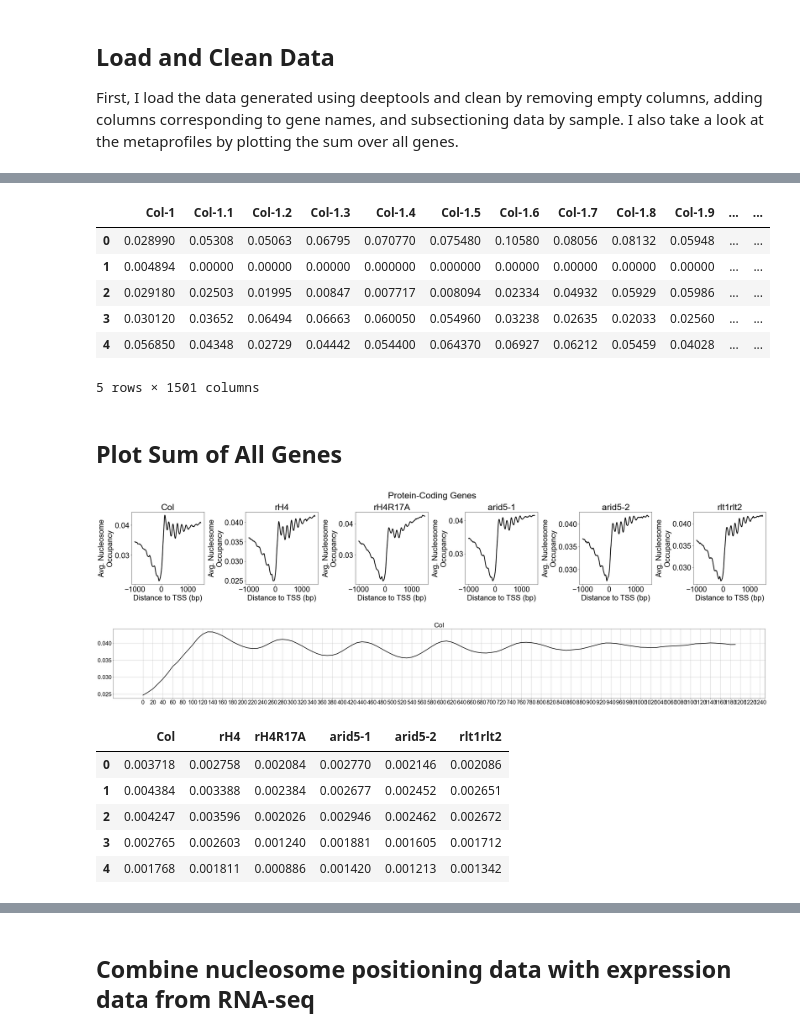
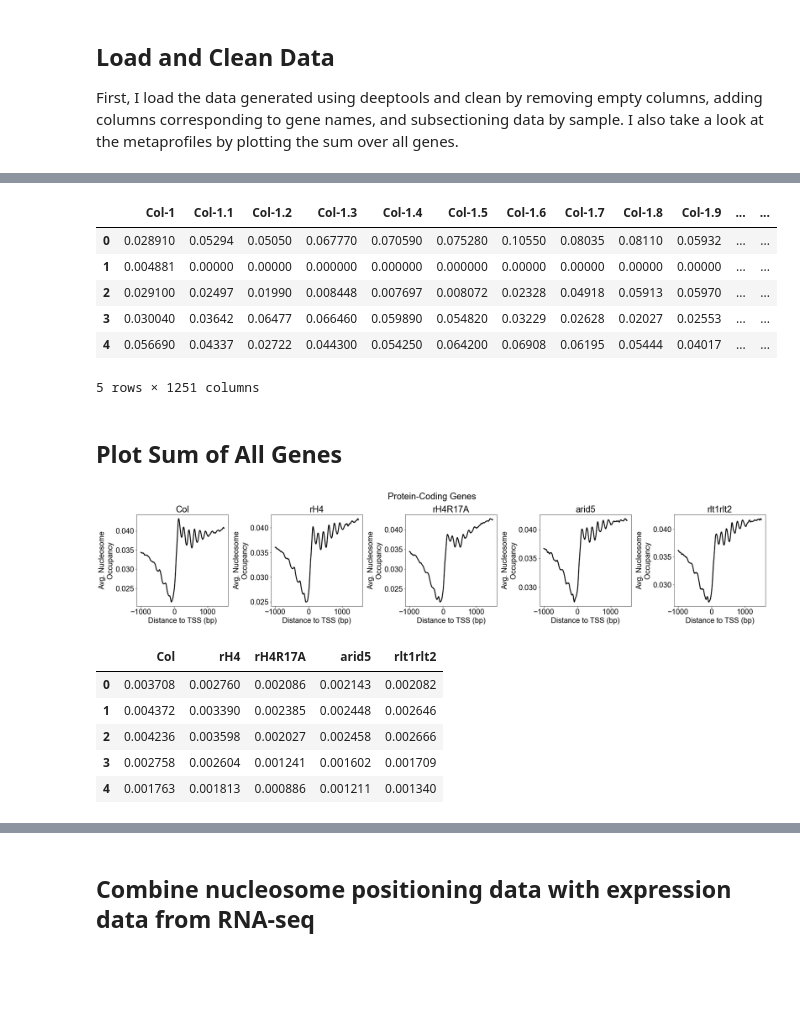
Before and after one commit to etc27/MNaseseq-workflow, a Jupyter notebook: analysis/peak_height.ipynb, the cells around one changed output, grey strips where cells are left out. Cells and saved outputs as stored; diff of their text form; code cells hidden in the pictures; blank space fills up the shorter version.

```diff
--- a/analysis/peak_height.ipynb
+++ b/analysis/peak_height.ipynb
@@ -14,7 +14,7 @@ from scipy.stats import ttest_ind, ttest_rel
 import statistics
 # %%
 #Set path to save plot
-save_path = "/Users/emmacorcoran/Documents/Jupyter Code/ISWI_MNase_11_11/both_arid"
+save_path = "/Users/emmacorcoran/Documents/Jupyter Code/ISWI_MNase_11_11/arid5-2 for paper"
 # %% [markdown]
 ## Load and Clean Data
 First, I load the data generated using deeptools and clean by removing empty columns, adding columns corresponding to gene names, and subsectioning data by sample. I also take a look at the metaprofiles by plotting the sum over all genes.
@@ -21,7 +26,7 @@ First, I load the data generated using deeptools and clean by removing empty col
 # %%
 #Load data matrices
 #Profile values at each gene
-base_path = "/Users/emmacorcoran/Documents/NGS Data/ISWI_MNase_11_11/all_samples/deeptools"
+base_path = "/Users/emmacorcoran/Documents/NGS Data/ISWI_MNase_11_11/all_arid5-2/deeptools"
 filename = "mnase-merged-proteincoding.tab"
 path_to_file = os.path.join(base_path, filename)
 data_matrix = pd.read_csv(path_to_file, skiprows=2, sep='\t')
@@ -55,12 +60,12 @@ metadata['gene name'] = gene_names
 metadata.head()
 # %% [output]
 |  | Col-1 | Col-1.1 | Col-1.2 | Col-1.3 | Col-1.4 | Col-1.5 | Col-1.6 | Col-1.7 | Col-1.8 | Col-1.9 | ... | ... |
-| 0 | 0.028990 | 0.05308 | 0.05063 | 0.06795 | 0.070770 | 0.075480 | 0.10580 | 0.08056 | 0.08132 | 0.05948 | ... | ... |
-| 1 | 0.004894 | 0.00000 | 0.00000 | 0.00000 | 0.000000 | 0.000000 | 0.00000 | 0.00000 | 0.00000 | 0.00000 | ... | ... |
-| 2 | 0.029180 | 0.02503 | 0.01995 | 0.00847 | 0.007717 | 0.008094 | 0.02334 | 0.04932 | 0.05929 | 0.05986 | ... | ... |
-| 3 | 0.030120 | 0.03652 | 0.06494 | 0.06663 | 0.060050 | 0.054960 | 0.03238 | 0.02635 | 0.02033 | 0.02560 | ... | ... |
-| 4 | 0.056850 | 0.04348 | 0.02729 | 0.04442 | 0.054400 | 0.064370 | 0.06927 | 0.06212 | 0.05459 | 0.04028 | ... | ... |
+| 0 | 0.028910 | 0.05294 | 0.05050 | 0.067770 | 0.070590 | 0.075280 | 0.10550 | 0.08035 | 0.08110 | 0.05932 | ... | ... |
+| 1 | 0.004881 | 0.00000 | 0.00000 | 0.000000 | 0.000000 | 0.000000 | 0.00000 | 0.00000 | 0.00000 | 0.00000 | ... | ... |
+| 2 | 0.029100 | 0.02497 | 0.01990 | 0.008448 | 0.007697 | 0.008072 | 0.02328 | 0.04918 | 0.05913 | 0.05970 | ... | ... |
+| 3 | 0.030040 | 0.03642 | 0.06477 | 0.066460 | 0.059890 | 0.054820 | 0.03229 | 0.02628 | 0.02027 | 0.02553 | ... | ... |
+| 4 | 0.056690 | 0.04337 | 0.02722 | 0.044300 | 0.054250 | 0.064200 | 0.06908 | 0.06195 | 0.05444 | 0.04017 | ... | ... |
-5 rows × 1501 columns
+5 rows × 1251 columns
 # %% [markdown]
 ## Plot Sum of All Genes
 # %%
@@ -74,50 +79,35 @@ Col_data = rowsum[0:250].tolist()
 rH4_data = rowsum[250:500].tolist()
 R17A_data = rowsum[500:750].tolist()
 arid5_1_data = rowsum[750:1000].tolist()
-arid5_2_data = rowsum[1000:1250].tolist()
-rlt12_data = rowsum[1250:1500].tolist()
+rlt12_data = rowsum[1000:1250].tolist()
 # %%
 #Plot data
 x_vals = np.arange(-1000,1500,10)
-fig, axs = plt.subplots(1, 6, constrained_layout=True)
-fig.set_size_inches(30, 5)
+fig, axs = plt.subplots(1, 5, constrained_layout=True)
+fig.set_size_inches(25, 5)
 for ax in axs.flat:
     ax.set(xlabel='Distance to TSS (bp)', ylabel="Avg. Nucleosome" "\n" "Occupancy")
 axs[0].plot(x_vals, Col_data, color="black")
 axs[0].set_title('Col')
 
 axs[1].plot(x_vals, rH4_data, color="black")
 axs[1].set_title('rH4')
 
 axs[2].plot(x_vals, R17A_data, color="black")
 axs[2].set_title('rH4R17A')
 
 axs[3].plot(x_vals, arid5_1_data, color="black")
-axs[3].set_title('arid5-1')
+axs[3].set_title('arid5')
 
-axs[4].plot(x_vals, arid5_2_data, color="black")
-axs[4].set_title('arid5-2')
-
-axs[5].plot(x_vals, rlt12_data, color="black")
-axs[5].set_title('rlt1rlt2')
+axs[4].plot(x_vals, rlt12_data, color="black")
+axs[4].set_title('rlt1rlt2')
 
 fig.suptitle('Protein-Coding Genes')
 filename = "protein-coding_profiles/merged_reps_1500down"
 path_to_file = os.path.join(save_path, filename)
 plt.savefig(path_to_file)
 # %% [output]
-[figure, old version]
+[figure, new version]
-# %%
-# Plot control sample with gridlines to visualize nucleosome peak coordinates
-x_vals = np.arange(0,1200,10)
-fig, ax = plt.subplots(1, 1, constrained_layout=True)
-fig.set_size_inches(40, 5)
-plt.plot(x_vals, Col_data[100:220], color="black")
-ax.set_title('Col')
-plt.xticks(np.arange(0, 1250, 20))
-ax.grid(True)
-# %% [output]
-[figure, removed]
 # %%
 # Obtain minimum and maximum from each +1 through +6 nucleosomes and the minimum for 5' NFR
 
@@ -204,17 +191,16 @@ peak_data.append(calc_peaks(Col_data))
 peak_data.append(calc_peaks(rH4_data))
 peak_data.append(calc_peaks(R17A_data))
 peak_data.append(calc_peaks(arid5_1_data))
-peak_data.append(calc_peaks(arid5_2_data))
 peak_data.append(calc_peaks(rlt12_data))
 
 # Initialize peak data frame
-colnames_merge = ['Col', 'rH4', 'rH4R17A', 'arid5-1', 'arid5-2', 'rlt1rlt2']
+colnames_merge = ['Col', 'rH4', 'rH4R17A', 'arid5', 'rlt1rlt2']
 peak_df = pd.DataFrame(np.array(peak_data).T.tolist(), columns=colnames_merge)
 peak_df.head()
 # %% [output]
-|  | Col | rH4 | rH4R17A | arid5-1 | arid5-2 | rlt1rlt2 |
-| 0 | 0.003718 | 0.002758 | 0.002084 | 0.002770 | 0.002146 | 0.002086 |
-| 1 | 0.004384 | 0.003388 | 0.002384 | 0.002677 | 0.002452 | 0.002651 |
-| 2 | 0.004247 | 0.003596 | 0.002026 | 0.002946 | 0.002462 | 0.002672 |
-| 3 | 0.002765 | 0.002603 | 0.001240 | 0.001881 | 0.001605 | 0.001712 |
-| 4 | 0.001768 | 0.001811 | 0.000886 | 0.001420 | 0.001213 | 0.001342 |
+|  | Col | rH4 | rH4R17A | arid5 | rlt1rlt2 |
+| 0 | 0.003708 | 0.002760 | 0.002086 | 0.002143 | 0.002082 |
+| 1 | 0.004372 | 0.003390 | 0.002385 | 0.002448 | 0.002646 |
+| 2 | 0.004236 | 0.003598 | 0.002027 | 0.002458 | 0.002666 |
+| 3 | 0.002758 | 0.002604 | 0.001241 | 0.001602 | 0.001709 |
+| 4 | 0.001763 | 0.001813 | 0.000886 | 0.001211 | 0.001340 |
```
Also changed, not shown: parts of 20 cells of this notebook.
